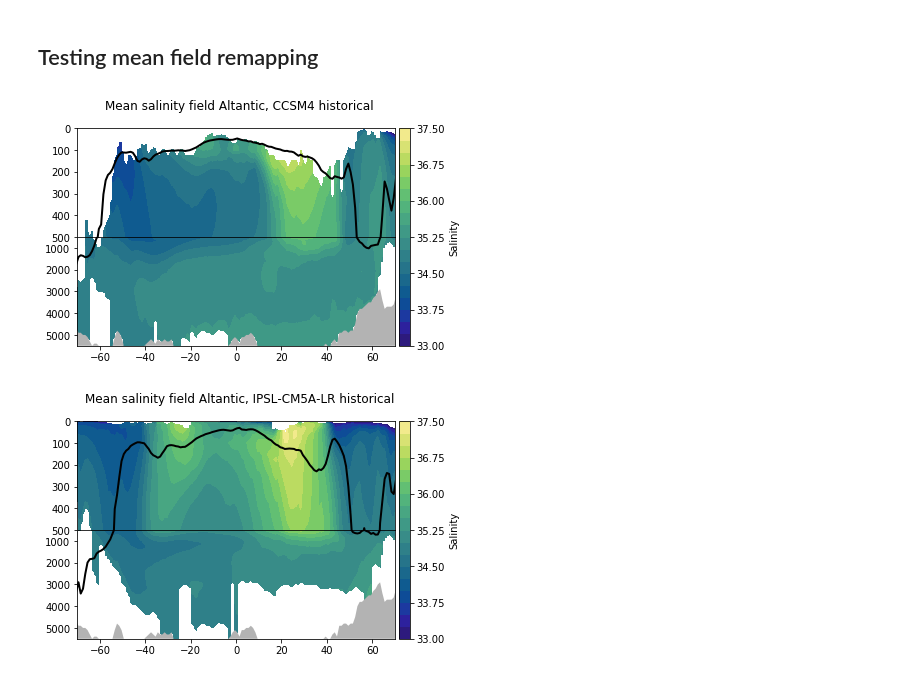
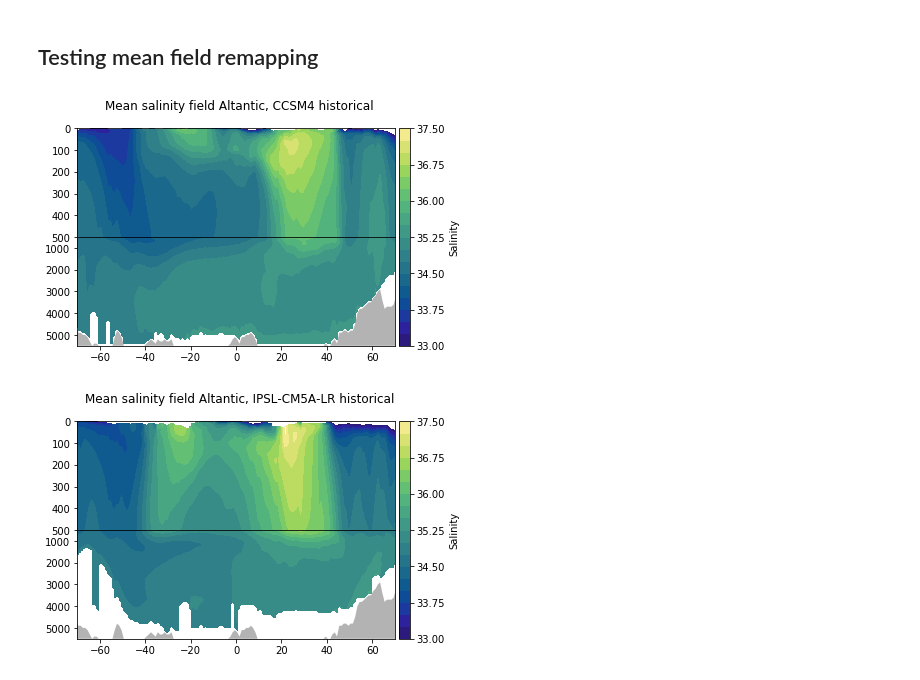
Before and after one commit to eguil/Density_bining, a Jupyter notebook: Yona_analysis/programs/ocean_refill_remaptoz.ipynb, the cells around one changed output. Cells and saved outputs as stored; diff of their text form; code cells hidden in the pictures.

```diff
--- a/Yona_analysis/programs/ocean_refill_remaptoz.ipynb
+++ b/Yona_analysis/programs/ocean_refill_remaptoz.ipynb
@@ -94,3 +164,6 @@ V[0,:,:] = np.sum(V[1:,:,:],axis=0)
+# %%
+# read from pickle
+V = pickle.load( open( "/home/ysilvy/Density_bining/Yona_analysis/data/theoretical_volume_ocean.pkl", "rb" ) )
 # %% [markdown]
 ## Here just running some tests
 # %%
@@ -189,4 +260,5 @@ np.ma.sum(thickness)
 # %%
+ibasin=1
 cum_V = np.ma.cumsum(V[ibasin,:,ilat])
 fig,ax = plt.subplots(1,4,figsize=(10,5))
 ax[0].plot(V[ibasin,:,ilat],gridz2,label='Volume')
@@ -214,20 +348,29 @@ plt.subplots_adjust(hspace=0.2)
 pseudo_depth = np.ma.masked_all((basinN,densityN,latN))
 # Start loops
 for ibasin in range(basinN):
+    if ibasin==1:
+        depthmask = depthmask_a
+    elif ibasin==2:
+        depthmask = depthmask_p
+    elif ibasin==3:
+        depthmask = depthmask_i
     for ilat in range(latN):
         if not np.ma.is_masked(np.all(isonvol[ibasin,:,ilat])):
             idx_range = np.ma.flatnotmasked_edges(isonvol[ibasin,:,ilat]) # Indices edges of unmasked densities in the column
-            bathy=np.ma.max(depthmask_a[ilat,:]) # Find max depth of the water column
+            if ibasin==0: # For the whole ocean, take max depth
+                bathy = np.ma.max([np.ma.max(depthmask_a[ilat,:]),np.ma.max(depthmask_p[ilat,:]),np.ma.max(depthmask_i[ilat,:])])
+            else:
+                bathy=np.ma.max(depthmask[ilat,:]) # Find max depth of the water column
             ibathy=np.argwhere(gridz2==bathy).squeeze() # Index of bathymetry = first masked value of the water column
             cum_V = np.cumsum(V[ibasin,:,ilat])
             cum_isonvol = np.cumsum(isonvol[ibasin,:,ilat])
-            # First level
-            pseudo_depth[ibasin,idx_range[0],ilat] = 0
-            # Loop on all other density levels (stop one before the end)
+            # Loop on density levels (stop one before the end)
             for ilev in range(idx_range[0],idx_range[1]):
                 isonvol_lev = isonvol[ibasin,ilev,ilat]
                 iz = find_nearest(cum_V,cum_isonvol[ilev])# Find index where the cumulated volume at ilev is closest to cumulated volume on gridz2
-                pseudo_depth[ibasin,ilev+1,ilat] = gridz2[iz+1] # Save corresponding z level on gridz (+1 because volume of one level corresponds to the water between that level and the level below)
+                pseudo_depth[ibasin,ilev,ilat] = gridz2[iz] # Save corresponding z level on gridz
+            # Last density level: corresponds to bathy
+            pseudo_depth[ibasin,idx_range[1],ilat] = bathy # TODO make sure this is correct
                 #print(ilev,density[ilev],iz+1,gridz2[iz+1],cum_isonvol[ilev],cum_V[iz])
 # %% [markdown]
 ## Save to output file
@@ -239,6 +382,8 @@ import pickle
 
 # read from pickle
 pseudo_z = pickle.load( open( "/home/ysilvy/Density_bining/Yona_analysis/data/remaptoz/EN4.pseudo_depth.zonal.pkl", "rb" ) )
+# %%
+pseudo_z = pseudo_depth
 # %% [markdown]
 ## Running tests
 # %%
@@ -291,54 +436,55 @@ plt.show()
 # %%
 # CCSM4
 import cmocean
 # choose variable
-var = fmod.variables['isonsoBowl'][:,:,:,:]
+fmod = open_ncfile('/data/ericglod/Density_binning/Prod_density_april15/mme_hist/cmip5.CCSM4.historical.ensm.an.ocn.Omon.density.ver-v20121128_zon2D.nc')
+var = fmod.variables['isonso'][:,:,:,:]
 var_mean = np.ma.average(var[-55:,:,:,:],axis=0)
 var_mean_z = remaptoz(var_mean,pseudo_z,targetz)
-fmod1d = open_ncfile(indirh+'cmip5.CCSM4.historical.ensm.an.ocn.Omon.density.ver-v20121128_zon1D.nc')
+fmod1d = open_ncfile('/data/ericglod/Density_binning/Prod_density_april15/mme_hist/cmip5.CCSM4.historical.ensm.an.ocn.Omon.density.ver-v20121128_zon1D.nc')
 bowlz = np.ma.average(fmod1d.variables['ptopdepth'][-55:,:,:],axis=0)
 # Plot
 fig,ax = plt.subplots(2,1,sharex=True)
 levels=np.arange(33, 37.6, .25)
 cmap = cmocean.cm.haline
 cnt0 = ax[0].contourf(lat2d,targetz2d,var_mean_z[1,:,:],cmap=cmap,levels=levels)
-ax[0].plot(lat,bowlz[1,:],color='black', linewidth=2)
+#ax[0].plot(lat,bowlz[1,:],color='black', linewidth=2)
 ax[0].set_ylim([0,500])
 ax[0].set_xlim([-70,70])
 cnt1 = ax[1].contourf(lat2d,targetz2d,var_mean_z[1,:,:],cmap=cmap,levels=levels)
-ax[1].plot(lat,bowlz[1,:],color='black', linewidth=2)
+#ax[1].plot(lat,bowlz[1,:],color='black', linewidth=2)
 bathy_a = np.ma.max(depthmask_a, axis=1)
 ax[1].fill_between(lat,[targetz[-1]]*len(lat),bathy_a[:],facecolor='0.7')
 ax[1].set_ylim([500,5500])
 ax[0].invert_yaxis()
 ax[1].invert_yaxis()
 cb=plt.colorbar(cnt1,ax=ax.ravel().tolist(),ticks=levels[::3],fraction=0.04)
 cb.set_label('Salinity')
 plt.subplots_adjust(hspace=0.001,right=0.86)
 plt.suptitle('Mean salinity field Altantic, CCSM4 historical')
 plt.show()
 # %% [output]
-[figure, old version]
+[figure, new version]
 # %%
 # IPSL-CM5A-LR
 import cmocean
 # choose variable
-fipsl = open_ncfile(indirh+'cmip5.IPSL-CM5A-LR.historical.ensm.an.ocn.Omon.density.ver-v20111119_zon2D.nc')
+fipsl = open_ncfile('/data/ericglod/Density_binning/Prod_density_april15/mme_hist/cmip5.IPSL-CM5A-LR.historical.ensm.an.ocn.Omon.density.ver-v20111119_zon2D.nc')
 var = fipsl.variables['isonso'][:,:,:,:]
 var_mean = np.ma.average(var[-55:,:,:,:],axis=0)
 var_mean_z = remaptoz(var_mean,pseudo_z,targetz)
-fipsl1d = open_ncfile(indirh+'cmip5.IPSL-CM5A-LR.historical.ensm.an.ocn.Omon.density.ver-v20111119_zon1D.nc')
+fipsl1d = open_ncfile('/data/ericglod/Density_binning/Prod_density_april15/mme_hist/cmip5.IPSL-CM5A-LR.historical.ensm.an.ocn.Omon.density.ver-v20111119_zon1D.nc')
 bowlz = np.ma.average(fipsl1d.variables['ptopdepth'][-55:,:,:],axis=0)
 # Plot
 fig,ax = plt.subplots(2,1,sharex=True)
 levels=np.arange(33, 37.6, .25)
 cmap = cmocean.cm.haline
 cnt0 = ax[0].contourf(lat2d,targetz2d,var_mean_z[1,:,:],cmap=cmap,levels=levels)
-ax[0].plot(lat,bowlz[1,:],color='black', linewidth=2)
+#ax[0].plot(lat,bowlz[1,:],color='black', linewidth=2)
 ax[0].set_ylim([0,500])
 ax[0].set_xlim([-70,70])
 cnt1 = ax[1].contourf(lat2d,targetz2d,var_mean_z[1,:,:],cmap=cmap,levels=levels)
-ax[1].plot(lat,bowlz[1,:],color='black', linewidth=2)
+#ax[1].plot(lat,bowlz[1,:],color='black', linewidth=2)
 bathy_a = np.ma.max(depthmask_a, axis=1)
 ax[1].fill_between(lat,[targetz[-1]]*len(lat),bathy_a[:],facecolor='0.7')
 ax[1].set_ylim([500,5500])
@@ -350,7 +496,7 @@ plt.subplots_adjust(hspace=0.001,right=0.86)
 plt.suptitle('Mean salinity field Altantic, IPSL-CM5A-LR historical')
 plt.show()
 # %% [output]
-[figure, old version]
+[figure, new version]
 # %%
 indirh
 # %% [output]
```
Also changed, not shown: parts of 34 cells of this notebook, 26 other files.
